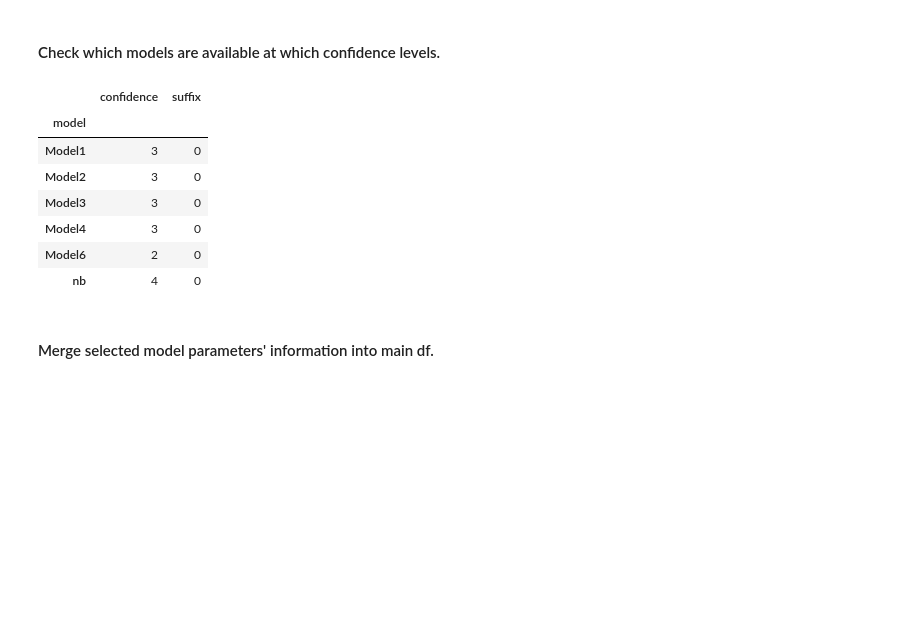
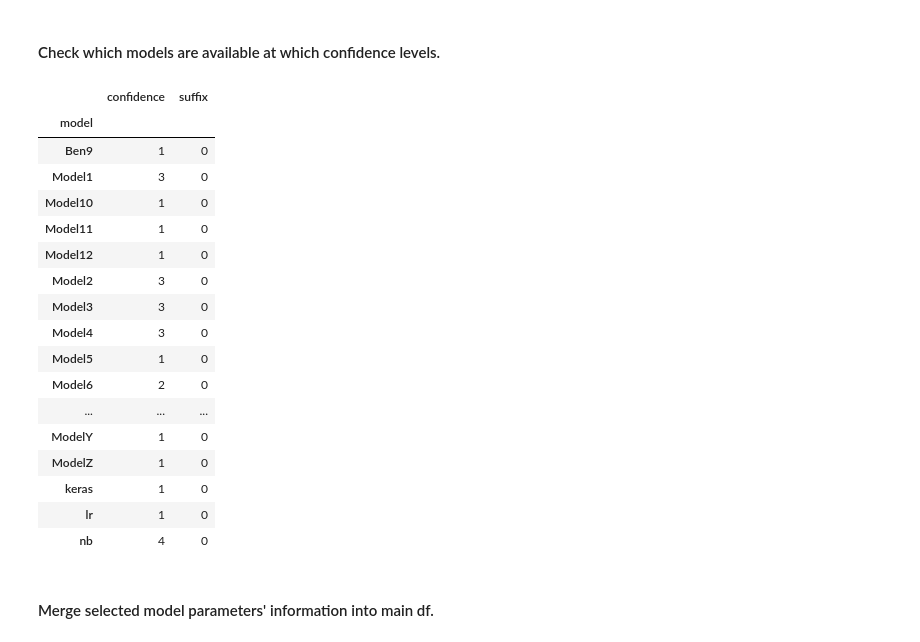
Before and after one commit to BenKaehler/paycheck, a Jupyter notebook: analysis/paycheck-eval-CNN.ipynb, the cells around one changed output. Saved outputs shown, nothing was run; the diff lists cells and outputs as text; code cells hidden in the pictures; blank space fills up the shorter version.

```diff
--- a/analysis/paycheck-eval-CNN.ipynb
+++ b/analysis/paycheck-eval-CNN.ipynb
@@ -92,7 +92,8 @@ def _collapse_frequency_table_to_relative_frequency(table, taxonomy, level=7):
         try:
             table_l7 = taxa.methods.collapse(table=table, level=level, taxonomy=taxonomy)
             break
-        except ValueError:
+        except ValueError as e:
+#             raise e
             pass
     rel_freq = feature_table.methods.relative_frequency(table_l7.collapsed_table)
     obs_table = rel_freq.relative_frequency_table.view(pd.DataFrame)
@@ -168,10 +169,15 @@ def _eval_for_class_weights(
         # evaluate composition
         table_fp = os.path.join(frequencies_dir, fn)
         table = qiime2.Artifact.load(table_fp)
-        exp_table = _collapse_frequency_table_to_relative_frequency(
-            table, qiime2.Artifact.load(exp_taxa_fp))
-        obs_table = _collapse_frequency_table_to_relative_frequency(
-            table, qiime2.Artifact.load(obs_taxa_fp))
+        try:
+            exp_table = _collapse_frequency_table_to_relative_frequency(
+                table, qiime2.Artifact.load(exp_taxa_fp))
+            obs_table = _collapse_frequency_table_to_relative_frequency(
+                table, qiime2.Artifact.load(obs_taxa_fp))
+            print("No problem with:", exp_taxa_fp)
+        except Exception as e:
+            print("Problem with:", exp_taxa_fp)
+            raise e
 
         results = _eval_comp_basic(exp_table, obs_table)
         results['class weights'] = cw
@@ -349,0 +374,3 @@ PRF results shape: (2917376, 8)
+# %%
+# load the new models
+additional_prfs = pd.read_csv("/Users/mziemski/feature_classifier_paper/data/eval_cnn/keras-extra/eval_taxa_prf_keras_extra.tsv", sep="\t", index_col=0)[prf_results.columns]
@@ -349,0 +383,5 @@ PRF results shape: (2917376, 8)
+# %%
+# merge both dfs
+print(prf_results.shape, additional_prfs.shape)
+prf_results = pd.concat([prf_results, additional_prfs])
+print(prf_results.shape)
@@ -461,23 +505,33 @@ s2v ----------------------------------------------------------------------------
 # %%
 model_names_split = [x.split("-") for x in prf_results_clean['class weights'].unique()]
 complete_list = []
 for model in model_names_split:
     while len(model) < 3:
         model.append(None)
     complete_list.append(model)
 
 model_list_df = pd.DataFrame(complete_list, columns=["model", "confidence", "suffix"]).sort_values("model").reset_index(drop=True)
 
 models_grouped = model_list_df[model_list_df["suffix"].isnull()].groupby("model").count()
-models_grouped[models_grouped["confidence"] > 1]
+models_grouped[models_grouped["confidence"] > 0]
 # %% [output]
 |  | confidence | suffix |
 | model |  |  |
+| Ben9 | 1 | 0 |
 | Model1 | 3 | 0 |
+| Model10 | 1 | 0 |
+| Model11 | 1 | 0 |
+| Model12 | 1 | 0 |
 | Model2 | 3 | 0 |
 | Model3 | 3 | 0 |
 | Model4 | 3 | 0 |
+| Model5 | 1 | 0 |
 | Model6 | 2 | 0 |
+| ... | ... | ... |
+| ModelY | 1 | 0 |
+| ModelZ | 1 | 0 |
+| keras | 1 | 0 |
+| lr | 1 | 0 |
 | nb | 4 | 0 |
 # %% [markdown]
 #### Merge selected model parameters' information into main df.
```
Also changed, not shown: parts of 14 cells of this notebook.
